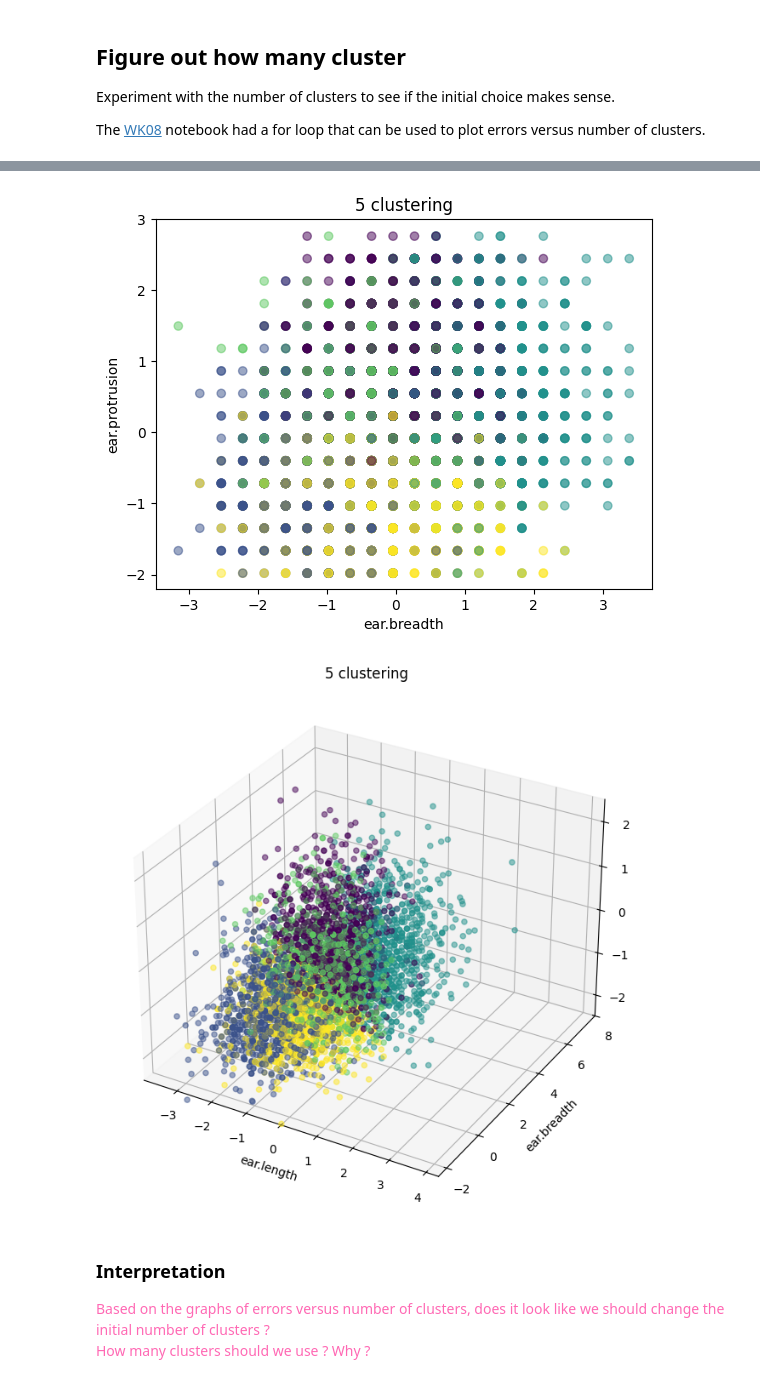
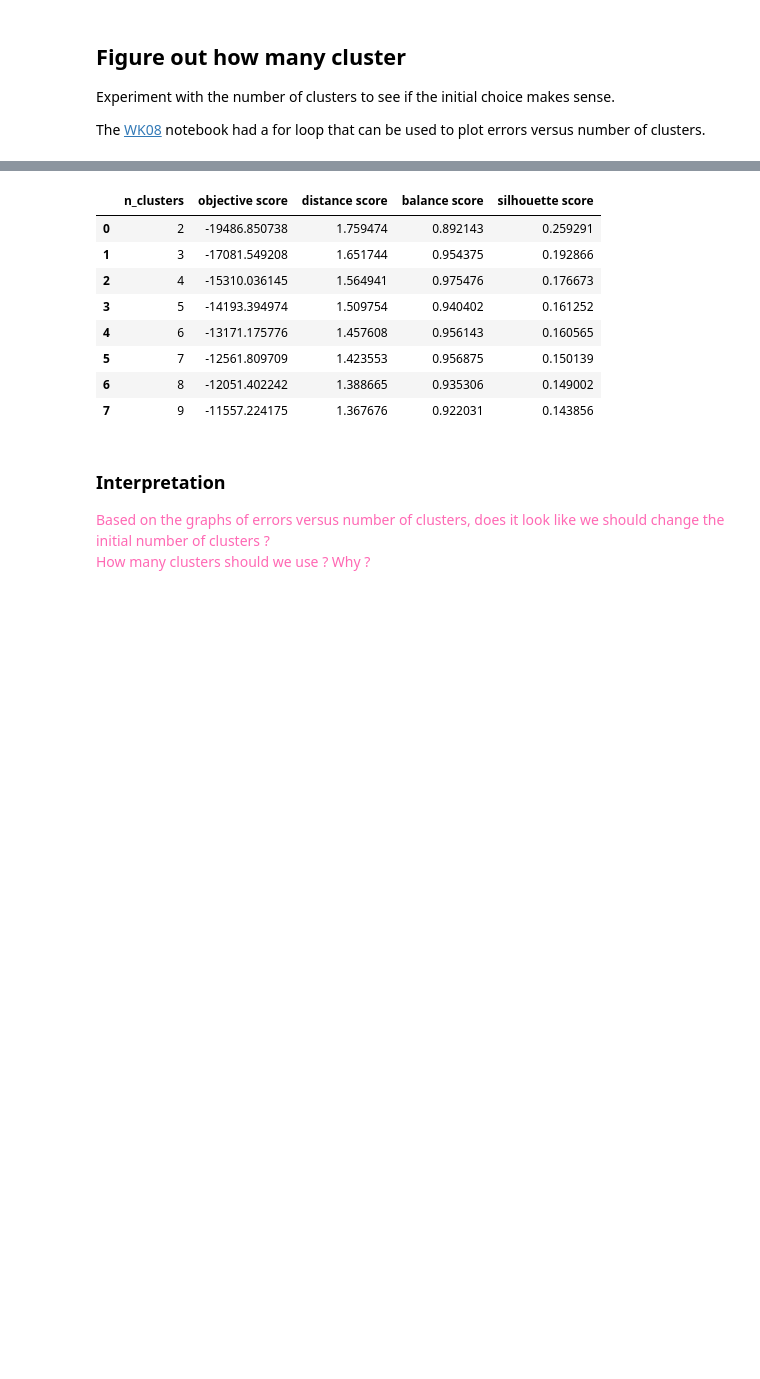
Before and after one commit to kaoriogawa-PSAM-5020-spring2026/Homework08, a Jupyter notebook: Homework08.ipynb, the cells around one changed output, grey strips where cells are left out. Cells and saved outputs as stored; diff of their text form; code cells hidden in the pictures; blank space fills up the shorter version.

```diff
--- a/Homework08.ipynb
+++ b/Homework08.ipynb
@@ -266,11 +266,20 @@ Experiment with the number of clusters to see if the initial choice makes sense.
 The [WK08](https://github.com/PSAM-5020-2026S-A/WK08) notebook had a for loop that can be used to plot errors versus number of clusters.
 # %%
 ## Plot errors and pick how many cluster
-for n in range(3,6):
+
+k_means_score = []
+for n in range(2,10):
   n_clusters = n
   km_model = KMeans(n_clusters=n_clusters, random_state=1010)
   km_predicted = km_model.fit_predict(ansur_features)
-  labels = ["ear.length", "ear.breadth", "ear.protrusion"]
-  clusters = km_predicted
-  plot_clusters(ansur_features, labels, clusters, n)
+  k_means_score.append({
+  "n_clusters": n,
+  "objective score": km_model.score(ansur_features),
+  "distance score": distance_score(ansur_features, km_predicted),
+  "balance score": balance_score(km_predicted),
+  "silhouette score": silhouette_score(ansur_features, km_predicted)
+  })
+
+k_means_score_df = pd.DataFrame(k_means_score)
+k_means_score_df
 # %% [output]
@@ -287,5 +286,12 @@ for n in range(3,6):
-[figure, removed]
-[figure, removed]
+|  | n_clusters | objective score | distance score | balance score | silhouette score |
+| 0 | 2 | -19486.850738 | 1.759474 | 0.892143 | 0.259291 |
+| 1 | 3 | -17081.549208 | 1.651744 | 0.954375 | 0.192866 |
+| 2 | 4 | -15310.036145 | 1.564941 | 0.975476 | 0.176673 |
+| 3 | 5 | -14193.394974 | 1.509754 | 0.940402 | 0.161252 |
+| 4 | 6 | -13171.175776 | 1.457608 | 0.956143 | 0.160565 |
+| 5 | 7 | -12561.809709 | 1.423553 | 0.956875 | 0.150139 |
+| 6 | 8 | -12051.402242 | 1.388665 | 0.935306 | 0.149002 |
+| 7 | 9 | -11557.224175 | 1.367676 | 0.922031 | 0.143856 |
 # %% [markdown]
 ### Interpretation
 
```
Also changed, not shown: parts of 4 cells of this notebook.
